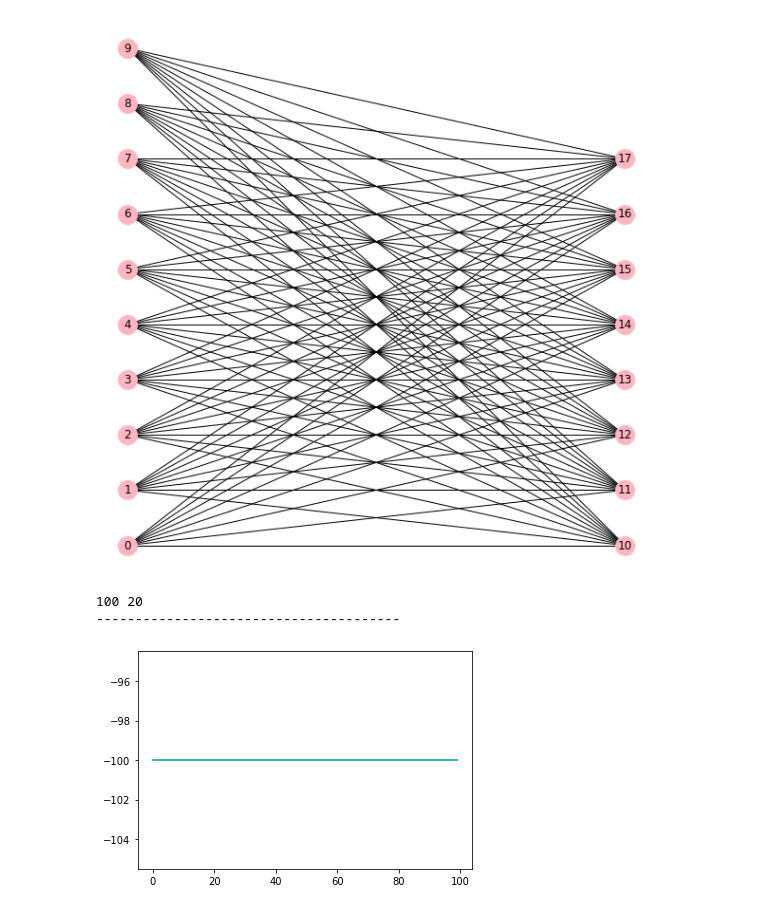
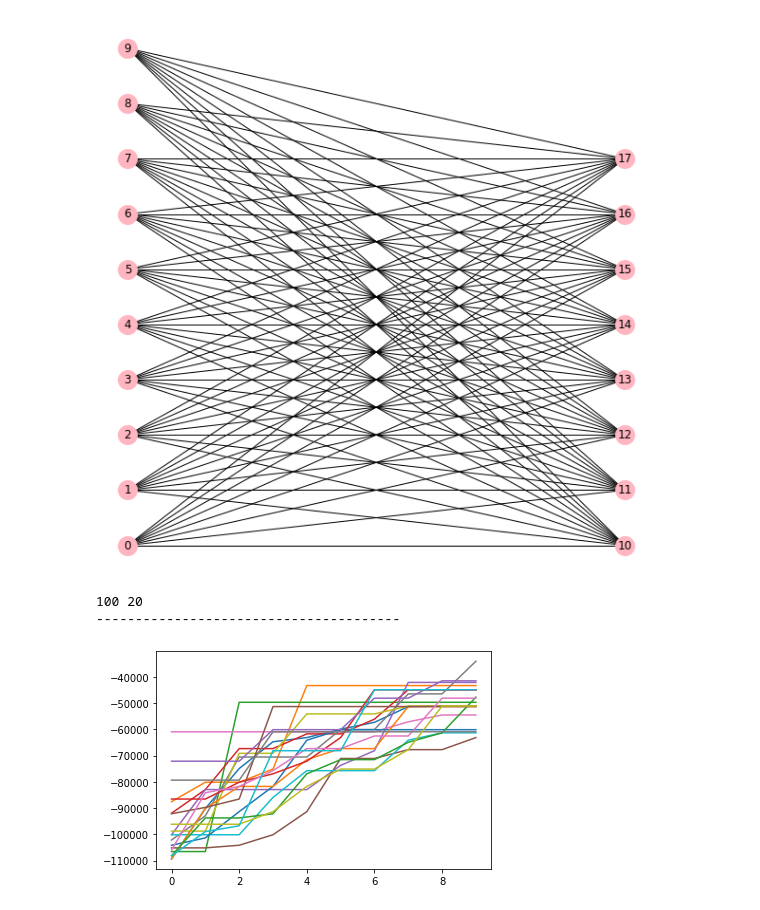
Before and after one commit to cerovic01/minimum_vertex_cover_ga, a Jupyter notebook: minimum_vertex_cover.ipynb, the cells around one changed output. Drawn from its saved outputs; the diff is of its cells as text; code cells hidden in the pictures.

Commit message:
Popravljeno kopiranje populacije i crossover

```diff
--- a/minimum_vertex_cover.ipynb
+++ b/minimum_vertex_cover.ipynb
@@ -166,7 +192,7 @@ def add_greedy(G):
     return greedy
 # %%
 
-def min_vertex_cover_genetic(G, pop_size=100, iters=200, mutation_rate=0.05, elitism_size=10, tournament_size=5, crossover=1):
+def min_vertex_cover_genetic(G, pop_size=100, iters=200, mutation_rate=0.05, elitism_size=10, tournament_size=5, crossover=2):
     n = len(G.nodes)
     if n<=1:
         return []
@@ -179,23 +205,27 @@ def min_vertex_cover_genetic(G, pop_size=100, iters=200, mutation_rate=0.05, eli
 
     fitnesses = []
 
-    for _ in range(iters):
+
+    for k in range(iters):
 
         population.sort(key=lambda x: x.fitness, reverse=True)
-        new_population[:elitism_size] = population[:elitism_size]
+        new_population[:elitism_size] = copy.deepcopy(population[:elitism_size])
 
-        fitnesses.append(population[0].fitness)
 
+        fitnesses.append(population[1].fitness)
 
         for i in range(elitism_size, pop_size, 2):
 
-            parent1 = selection(population, tournament_size)
-            parent2 = selection(population, tournament_size)
+            parent1_idx = selection(population, tournament_size, None)
+            parent2_idx = selection(population, tournament_size, parent1_idx)
+
 
             if(crossover==1):
-                crossover1(parent1, parent2, new_population[i], new_population[i+1])
+                new_population[i], new_population[i+1] = crossover1(population[parent1_idx],population[parent2_idx])
             else:
-                crossover2(parent1, parent2, new_population[i], new_population[i+1])
+                new_population[i], new_population[i+1] = crossover2(population[parent1_idx],population[parent2_idx])
+
+
 
             mutation(new_population[i], mutation_rate)
             mutation(new_population[i+1], mutation_rate)
@@ -203,13 +233,17 @@ def min_vertex_cover_genetic(G, pop_size=100, iters=200, mutation_rate=0.05, eli
             new_population[i].fitness = new_population[i].calc_fitness(G)
             new_population[i+1].fitness = new_population[i+1].calc_fitness(G)
 
-        population=new_population
+
+        population = copy.deepcopy(new_population)
 
 
     plt.plot(np.arange(0, iters, 1), fitnesses)
 
-    population.sort(key=lambda x: x.fitness, reverse=True)
-    best_individual = population[0]
+    #population.sort(key=lambda x: x.fitness, reverse=True)
+    #best_individual = population[0]
+
+    best_individual = max(population, key=lambda x: x.fitness)
+
     fit = best_individual.fitness
 
     return vertex_cover(best_individual, G)
@@ -263,12 +297,3 @@ plt.show()
 [figure]
 # %%
 C500 = nx.cycle_graph(500)
-# %%
-results=[]
-for _ in range(10):
-    min_vc = min_vertex_cover_genetic(C500, iters=100, crossover=2, mutation_rate=0.01)
-    results.append(len(min_vc))
-
-results.sort()
-for i, j in itertools.groupby(results):
-    print(i, len(list(j)))
@@ -277,0 +300,3 @@ for i, j in itertools.groupby(results):
+# %%
+min_vc = min_vertex_cover_genetic(C500, iters=10, crossover=2, mutation_rate=0.01)
+print(len(min_vc))
@@ -293,18 +321,18 @@ K100 = nx.relabel_nodes(K100, mapping)
 # %%
 results = []
 
 for _ in range(20):
-    min_vc = min_vertex_cover_genetic(K100, iters=100, crossover=1)
+    min_vc = min_vertex_cover_genetic(K100, iters=10, crossover=1)
     results.append(len(min_vc))
 
 results.sort()
 for i, j in itertools.groupby(results):
     print(i, len(list(j)))
 print("---------------------------------------")
 # %% [output]
 100 20
 ---------------------------------------
-[figure, old version]
+[figure, new version]
 # %%
 small_graphs=[]
 graphs = nx.graph_atlas_g()
```
Also changed, not shown: parts of 13 cells of this notebook.
